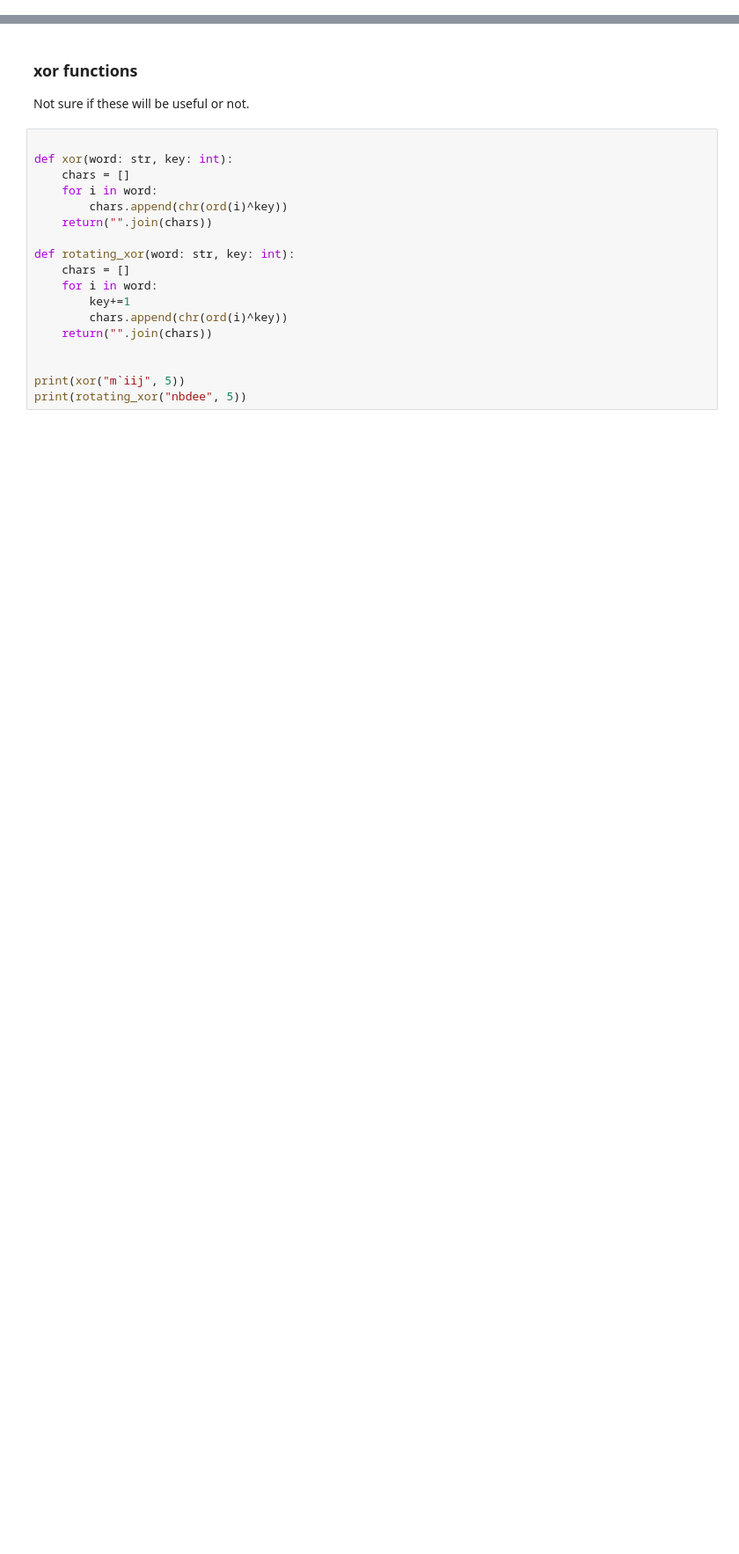
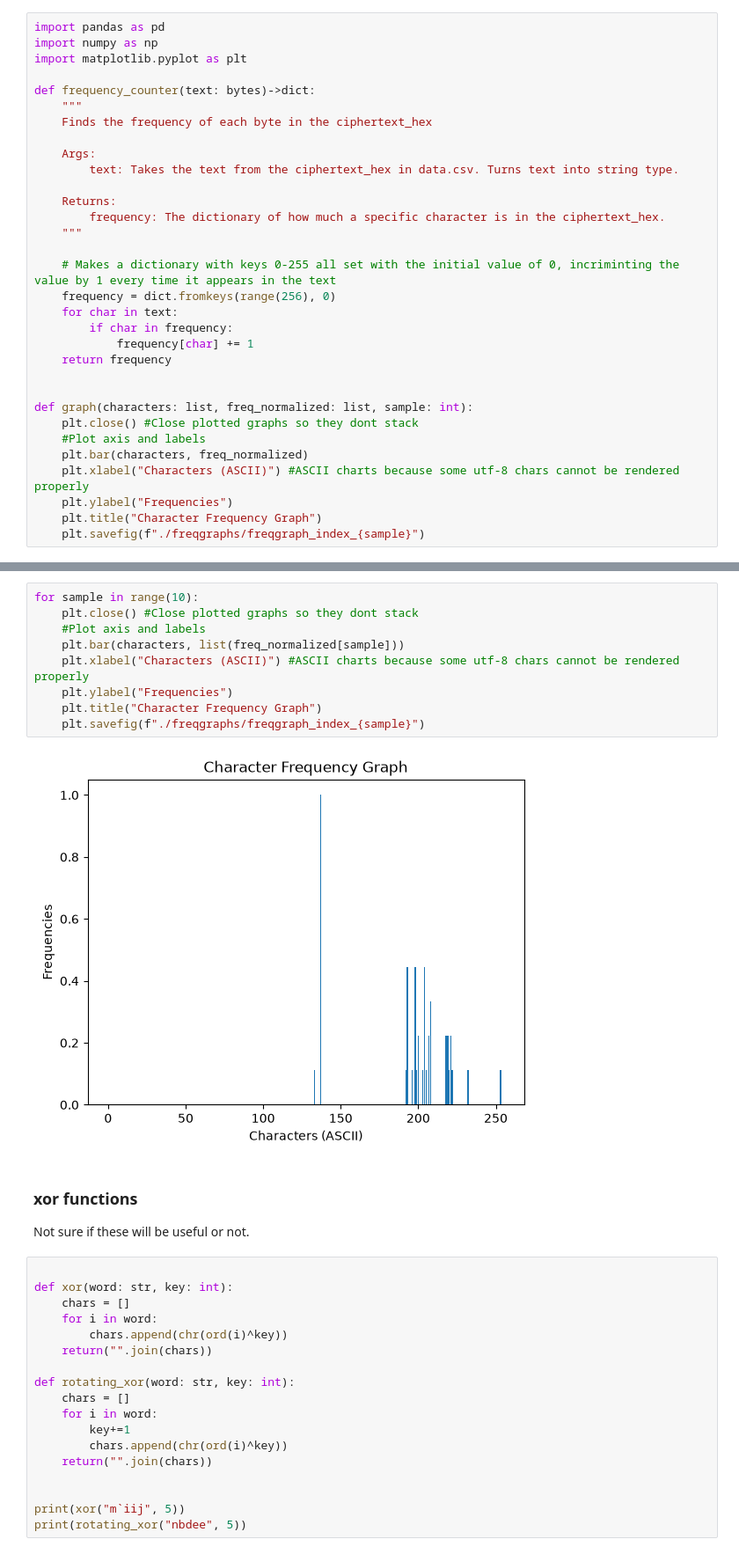
Before and after one commit to Prestondevs/xor_keyrec_ml, a Jupyter notebook: main.ipynb, the cells around one changed output, grey strips where cells are left out. Shown at 88% size. Saved outputs shown, nothing was run; the diff lists cells and outputs as text; blank space fills up the shorter version.

```diff
--- a/main.ipynb
+++ b/main.ipynb
@@ -3,2 +3,34 @@
 We need to collect the data + read it line by line prob idk yet
+# %%
+import pandas as pd
+import numpy as np
+import matplotlib.pyplot as plt
+
+def frequency_counter(text: bytes)->dict:
+    """
+    Finds the frequency of each byte in the ciphertext_hex
+
+    Args:
+        text: Takes the text from the ciphertext_hex in data.csv. Turns text into string type.
+
+    Returns:
+        frequency: The dictionary of how much a specific character is in the ciphertext_hex.
+    """
+
+    # Makes a dictionary with keys 0-255 all set with the initial value of 0, incriminting the value by 1 every time it appears in the text
+    frequency = dict.fromkeys(range(256), 0)
+    for char in text:
+        if char in frequency:
+            frequency[char] += 1
+    return frequency
+
+
+def graph(characters: list, freq_normalized: list, sample: int):
+    plt.close() #Close plotted graphs so they dont stack
+    #Plot axis and labels
+    plt.bar(characters, freq_normalized)
+    plt.xlabel("Characters (ASCII)") #ASCII charts because some utf-8 chars cannot be rendered properly
+    plt.ylabel("Frequencies")
+    plt.title("Character Frequency Graph")
+    plt.savefig(f"./freqgraphs/freqgraph_index_{sample}")
 # %%
@@ -41,3 +83,14 @@ for i in range(10):
+# %%
+for sample in range(10):
+    plt.close() #Close plotted graphs so they dont stack
+    #Plot axis and labels
+    plt.bar(characters, list(freq_normalized[sample]))
+    plt.xlabel("Characters (ASCII)") #ASCII charts because some utf-8 chars cannot be rendered properly
+    plt.ylabel("Frequencies")
+    plt.title("Character Frequency Graph")
+    plt.savefig(f"./freqgraphs/freqgraph_index_{sample}")
+# %% [output]
+[figure, added]
 # %% [markdown]
 ### xor functions
 Not sure if these will be useful or not.
```
Also changed, not shown: parts of 4 cells of this notebook, 11 other files.
